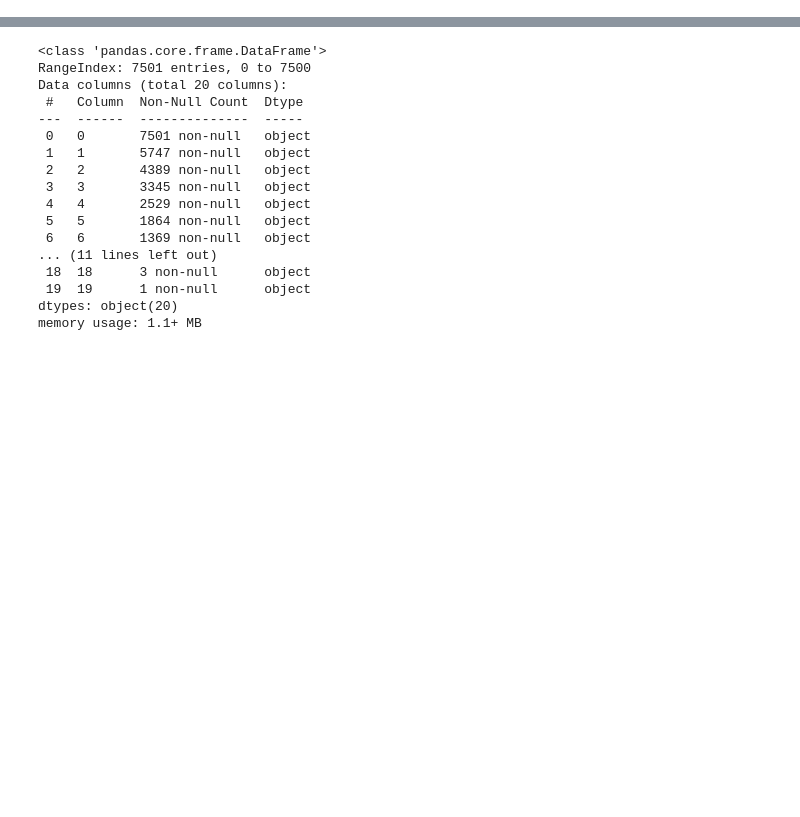
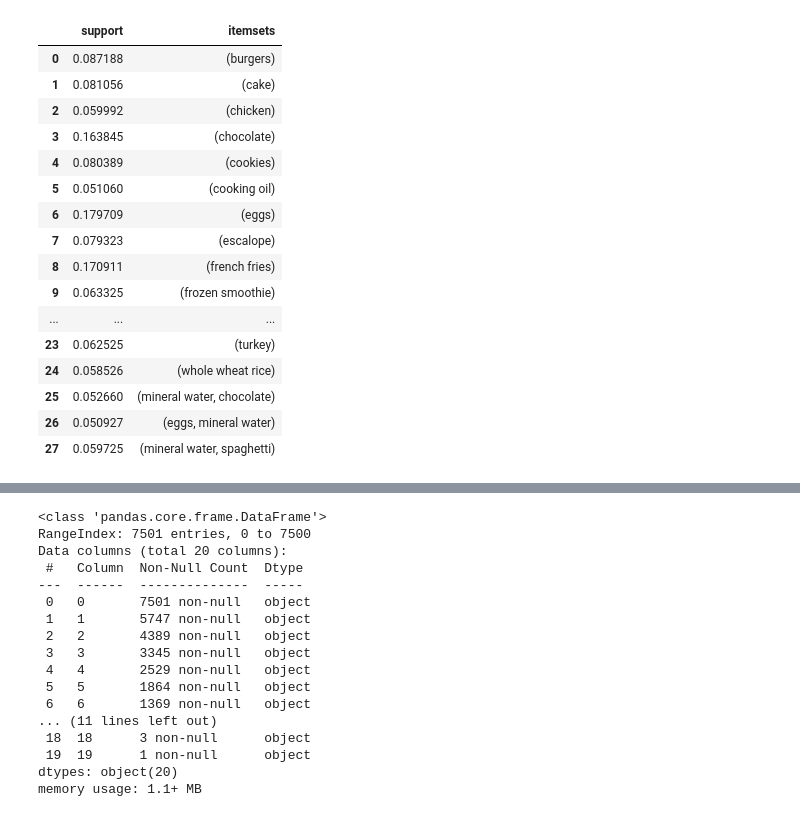
Before and after one commit to bbahmed01/GoMycode_AI, a Jupyter notebook: 3rd_project.ipynb, the cells around one changed output, grey strips where cells are left out. Cells and saved outputs as stored; diff of their text form; code cells hidden in the pictures; blank space fills up the shorter version.

```diff
--- a/3rd_project.ipynb
+++ b/3rd_project.ipynb
@@ -9,0 +42,21 @@ import warnings
+# %%
+frequent_itemsets=apriori(df, min_support=0.05, use_colnames=True) #Instead of column indices we can use column names.
+frequent_itemsets
+# %% [output]
+|  | support | itemsets |
+| 0 | 0.087188 | (burgers) |
+| 1 | 0.081056 | (cake) |
+| 2 | 0.059992 | (chicken) |
+| 3 | 0.163845 | (chocolate) |
+| 4 | 0.080389 | (cookies) |
+| 5 | 0.051060 | (cooking oil) |
+| 6 | 0.179709 | (eggs) |
+| 7 | 0.079323 | (escalope) |
+| 8 | 0.170911 | (french fries) |
+| 9 | 0.063325 | (frozen smoothie) |
+| ... | ... | ... |
+| 23 | 0.062525 | (turkey) |
+| 24 | 0.058526 | (whole wheat rice) |
+| 25 | 0.052660 | (mineral water, chocolate) |
+| 26 | 0.050927 | (eggs, mineral water) |
+| 27 | 0.059725 | (mineral water, spaghetti) |
```
Also changed, not shown: parts of 7 cells of this notebook.
